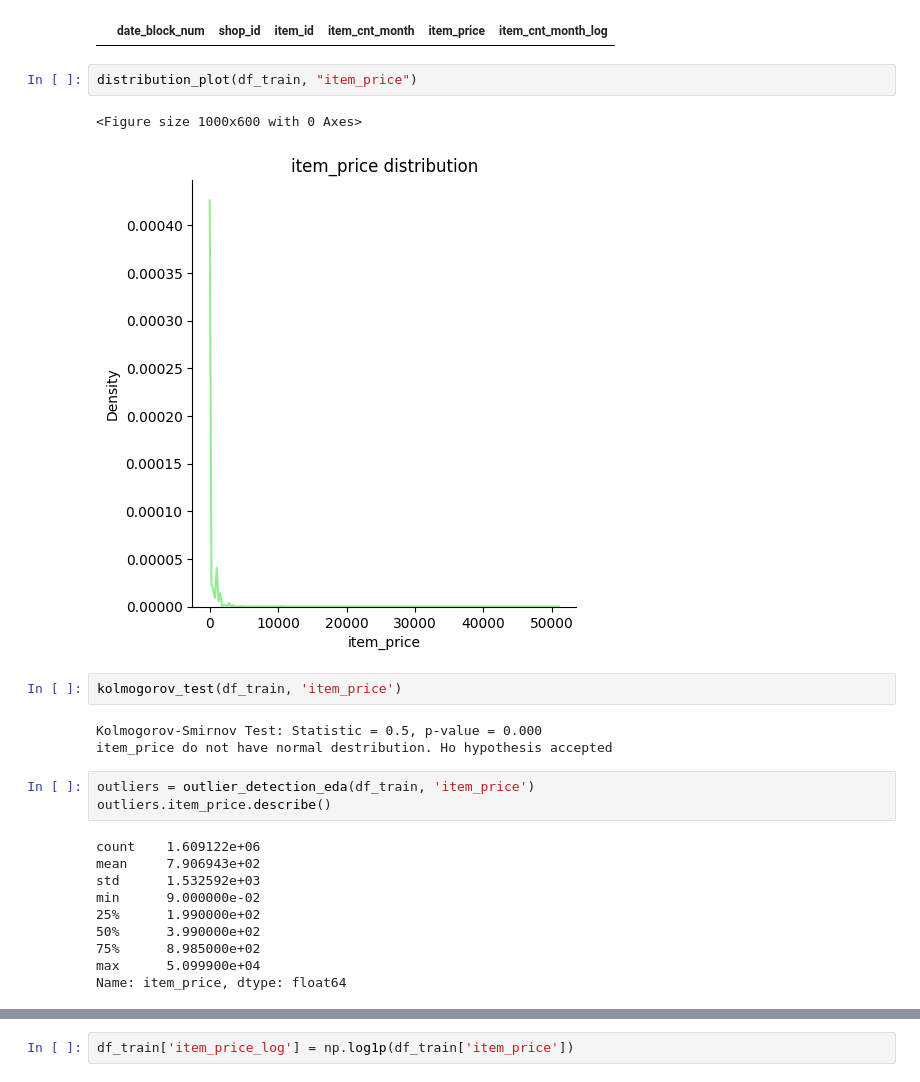
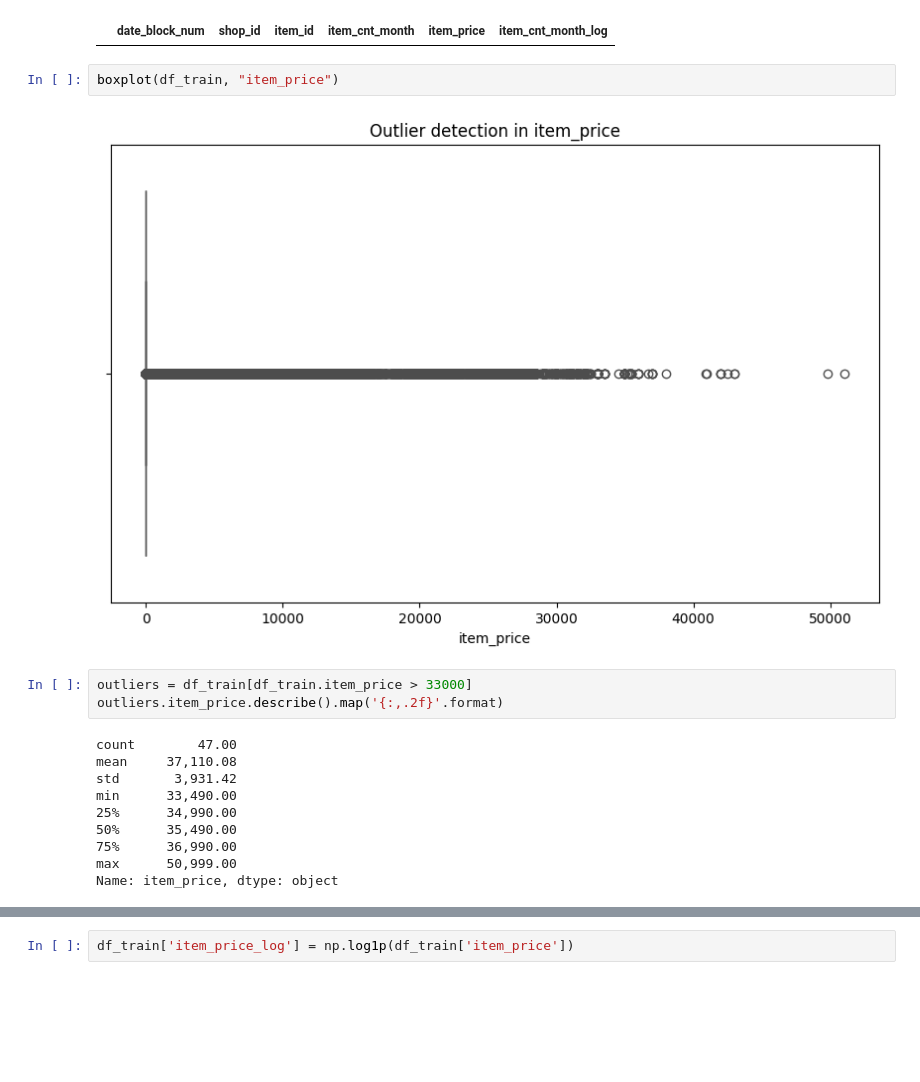
Before and after one commit to YPolina/Trainee, a Jupyter notebook: EDA.ipynb, the cells around one changed output, grey strips where cells are left out. Cells and saved outputs as stored; diff of their text form; blank space fills up the shorter version.

```diff
--- a/EDA.ipynb
+++ b/EDA.ipynb
@@ -157,26 +107,20 @@ df_train[df_train.item_price < 0]
 # %% [output]
 |  | date_block_num | shop_id | item_id | item_cnt_month | item_price | item_cnt_month_log |
 # %%
-distribution_plot(df_train, "item_price")
+boxplot(df_train, "item_price")
 # %% [output]
-<Figure size 1000x600 with 0 Axes>
-[figure, old version]
+[figure, new version]
-# %%
-kolmogorov_test(df_train, 'item_price')
-# %% [output]
-Kolmogorov-Smirnov Test: Statistic = 0.5, p-value = 0.000
-item_price do not have normal destribution. Ho hypothesis accepted
 # %%
-outliers = outlier_detection_eda(df_train, 'item_price')
-outliers.item_price.describe()
+outliers = df_train[df_train.item_price > 33000]
+outliers.item_price.describe().map('{:,.2f}'.format)
 # %% [output]
-count    1.609122e+06
-mean     7.906943e+02
-std      1.532592e+03
-min      9.000000e-02
-25%      1.990000e+02
-50%      3.990000e+02
-75%      8.985000e+02
-max      5.099900e+04
-Name: item_price, dtype: float64
+count        47.00
+mean     37,110.08
+std       3,931.42
+min      33,490.00
+25%      34,990.00
+50%      35,490.00
+75%      36,990.00
+max      50,999.00
+Name: item_price, dtype: object
 # %%
```
Also changed, not shown: parts of 30 cells of this notebook, 2 other files.
